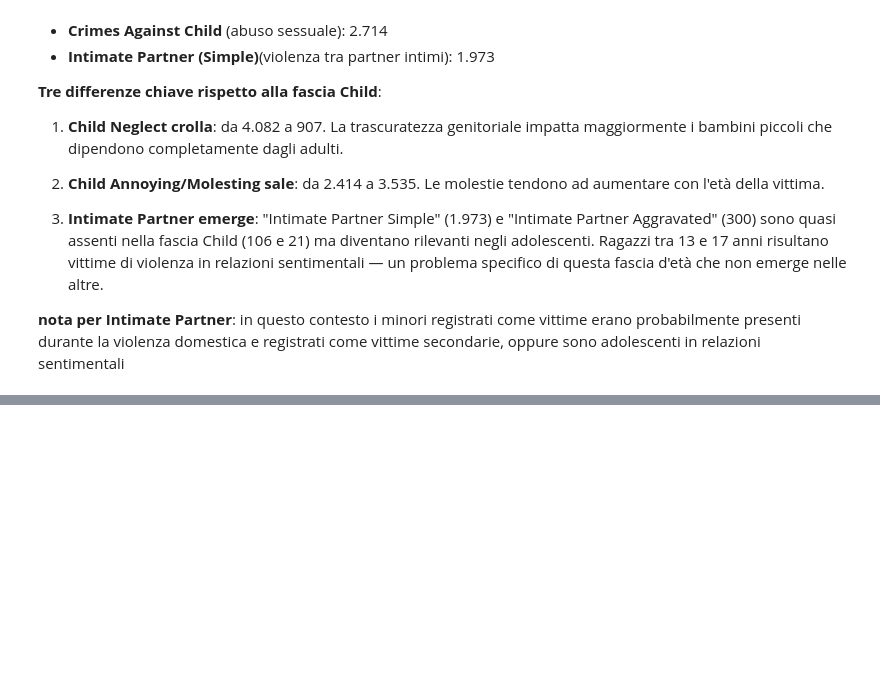
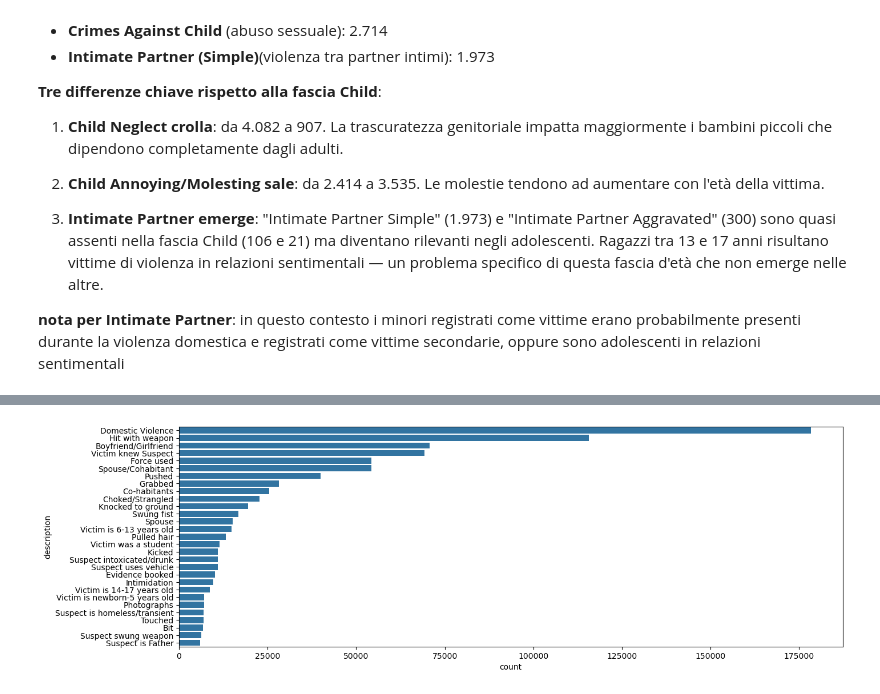
Before and after one commit to AnalystEca/lapd-crime-data, a Jupyter notebook: notebooks/02_analyze/07_eda_block3.ipynb, the cells around one changed output, grey strips where cells are left out. Cells and saved outputs as stored; diff of their text form; code cells hidden in the pictures; blank space fills up the shorter version.

```diff
--- a/notebooks/02_analyze/07_eda_block3.ipynb
+++ b/notebooks/02_analyze/07_eda_block3.ipynb
@@ -689,0 +705,7 @@ La distribuzione è più equilibrata rispetto alla fascia Child:
+# %%
+q34_df = q3_df[q3_df['Mocodes'].notna()]
+
+codes = q34_df['Mocodes'].str.split().explode()
+print(codes.head(10))
+print('======')
+print(len(codes))
@@ -689,0 +812,13 @@ La distribuzione è più equilibrata rispetto alla fascia Child:
+# %%
+fig, ax = plt.subplots(figsize = (15,5))
+
+sns.barplot(
+    data = mo_freq_df,
+    x = 'count',
+    y = 'description',
+    ax = ax
+)
+
+plt.show()
+# %% [output]
+[figure, added]
```
Also changed, not shown: parts of 4 cells of this notebook, 1 other file.
